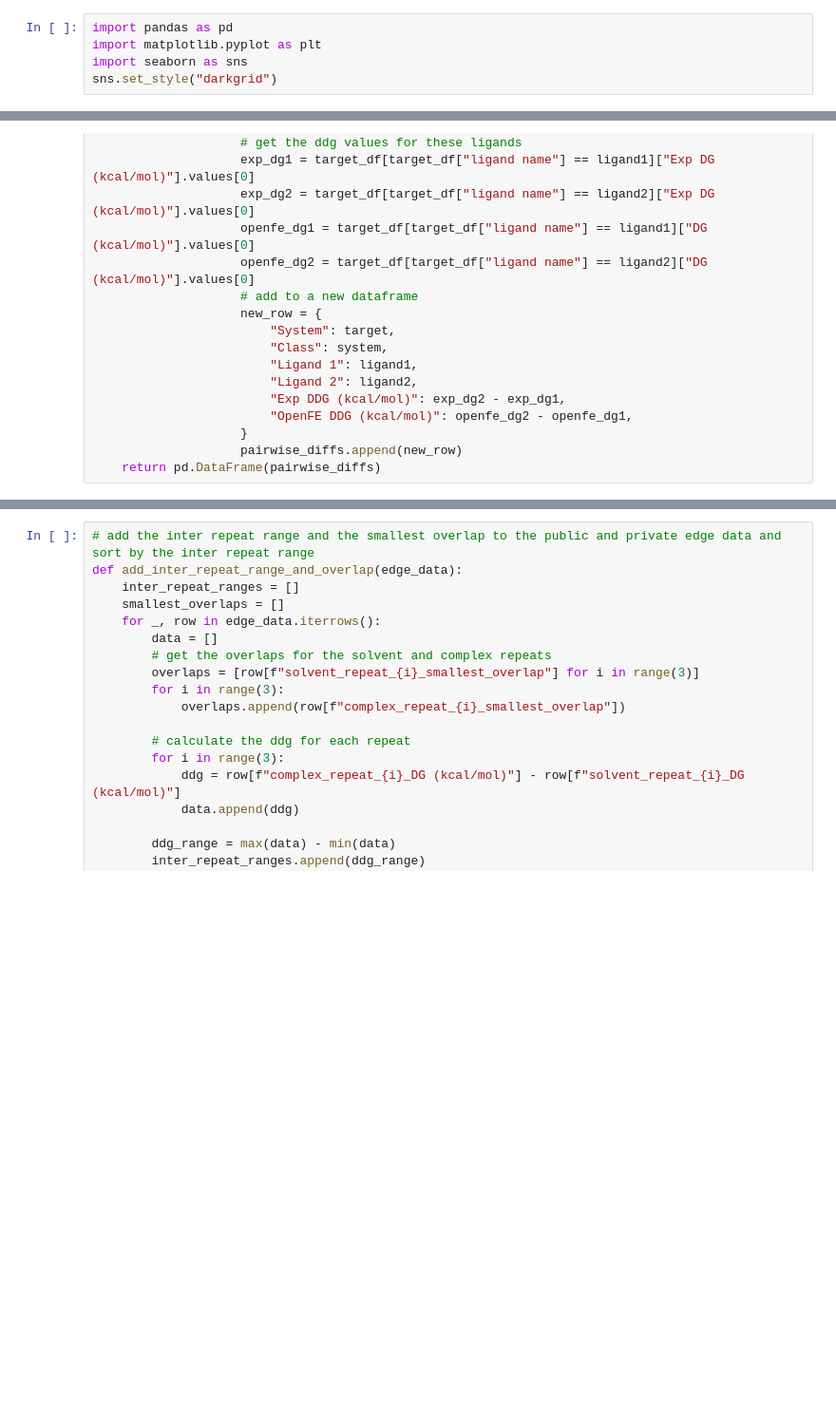
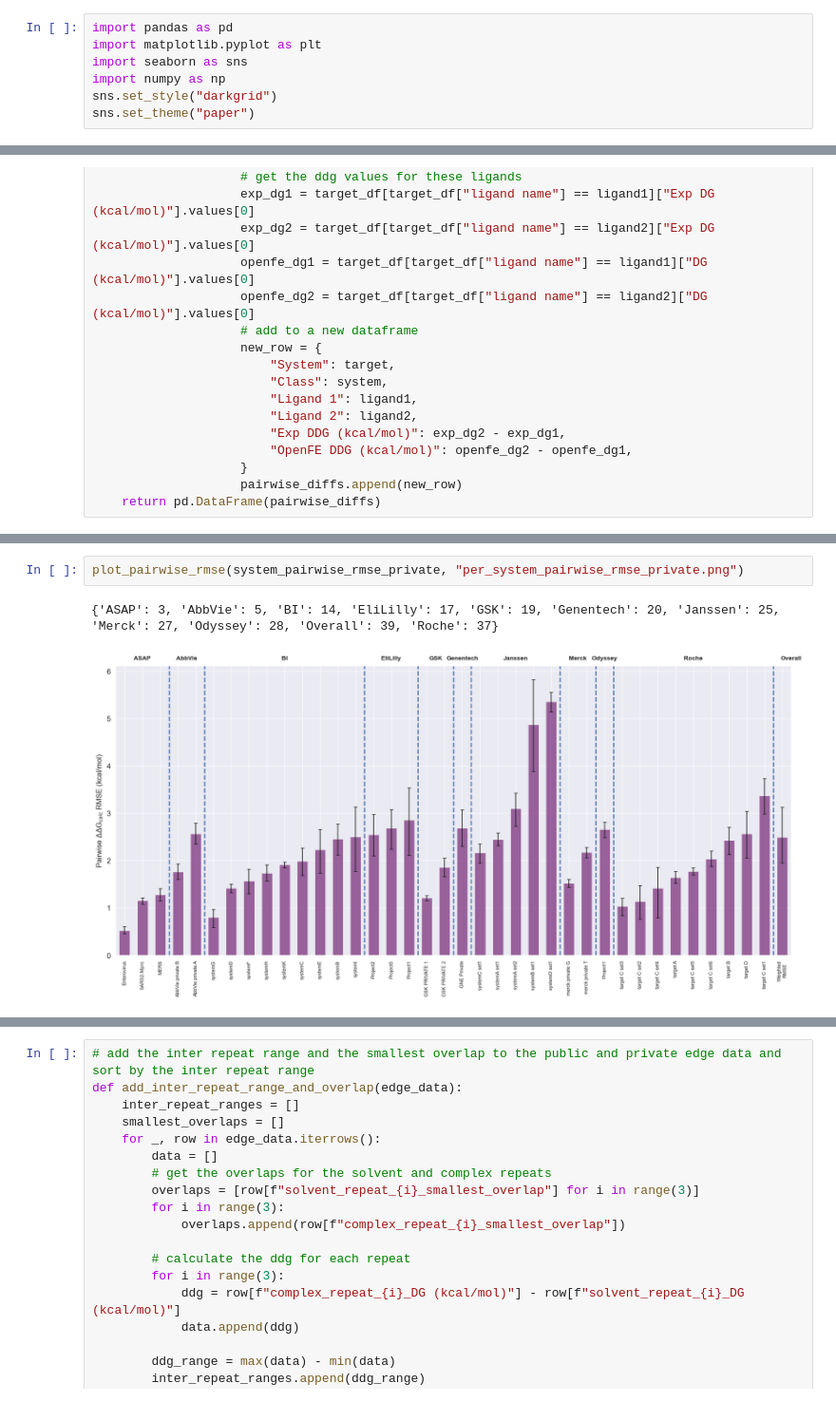
Before and after one commit to OpenFreeEnergy/IndustryBenchmarks2024, a Jupyter notebook: industry_benchmarks/analysis/notebooks/compare_public_private_sets.ipynb, the cells around one changed output, grey strips where cells are left out. Shown at 95% size. Saved outputs shown, nothing was run; the diff lists cells and outputs as text; blank space fills up the shorter version.

```diff
--- a/industry_benchmarks/analysis/notebooks/compare_public_private_sets.ipynb
+++ b/industry_benchmarks/analysis/notebooks/compare_public_private_sets.ipynb
@@ -2,7 +2,9 @@
 import pandas as pd
 import matplotlib.pyplot as plt
 import seaborn as sns
+import numpy as np
 sns.set_style("darkgrid")
+sns.set_theme("paper")
 # %%
 normal_edge_data = pd.read_csv("https://raw.githubusercontent.com/OpenFreeEnergy/IndustryBenchmarks2024/refs/heads/main/industry_benchmarks/analysis/processed_results/combined_pymbar3_edge_data.csv")
 rerun_edge_data = pd.read_csv("https://raw.githubusercontent.com/OpenFreeEnergy/IndustryBenchmarks2024/refs/heads/main/industry_benchmarks/analysis/processed_results/reruns/rerun_pymbar3_edge_data.csv")
@@ -348,0 +311,5 @@ plt.savefig("ddg_repeat_range_ecdf.png", dpi=300, bbox_inches='tight')
+# %%
+plot_pairwise_rmse(system_pairwise_rmse_private, "per_system_pairwise_rmse_private.png")
+# %% [output]
+{'ASAP': 3, 'AbbVie': 5, 'BI': 14, 'EliLilly': 17, 'GSK': 19, 'Genentech': 20, 'Janssen': 25, 'Merck': 27, 'Odyssey': 28, 'Overall': 39, 'Roche': 37}
+[figure, added]
```
Also changed, not shown: parts of 108 cells of this notebook, 2 other files.
